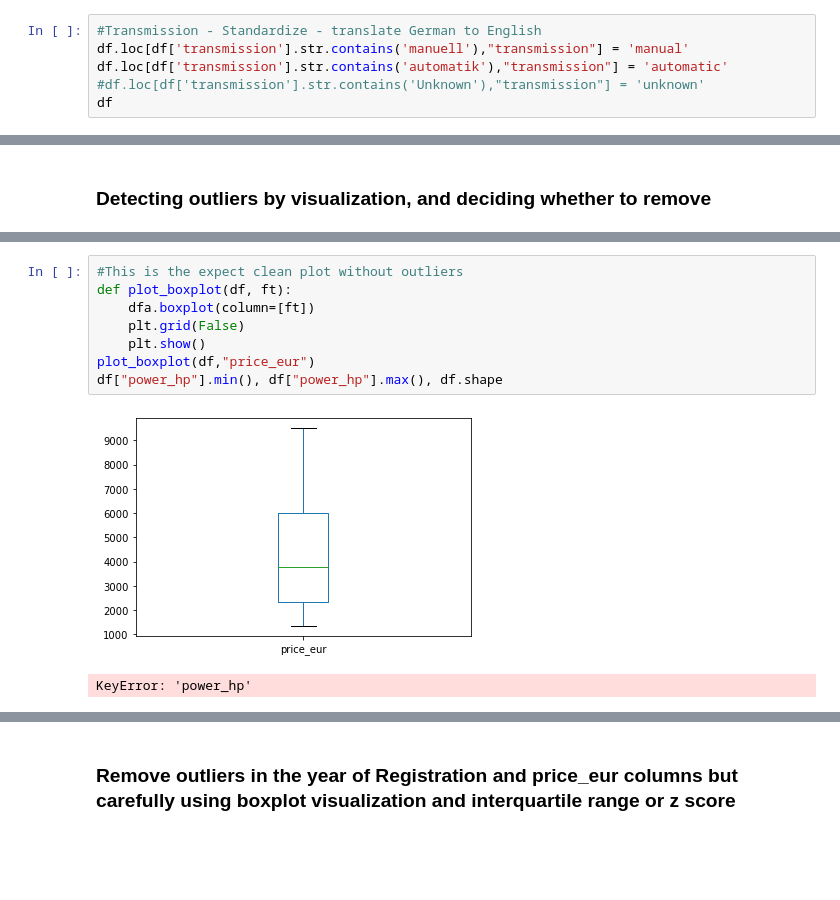
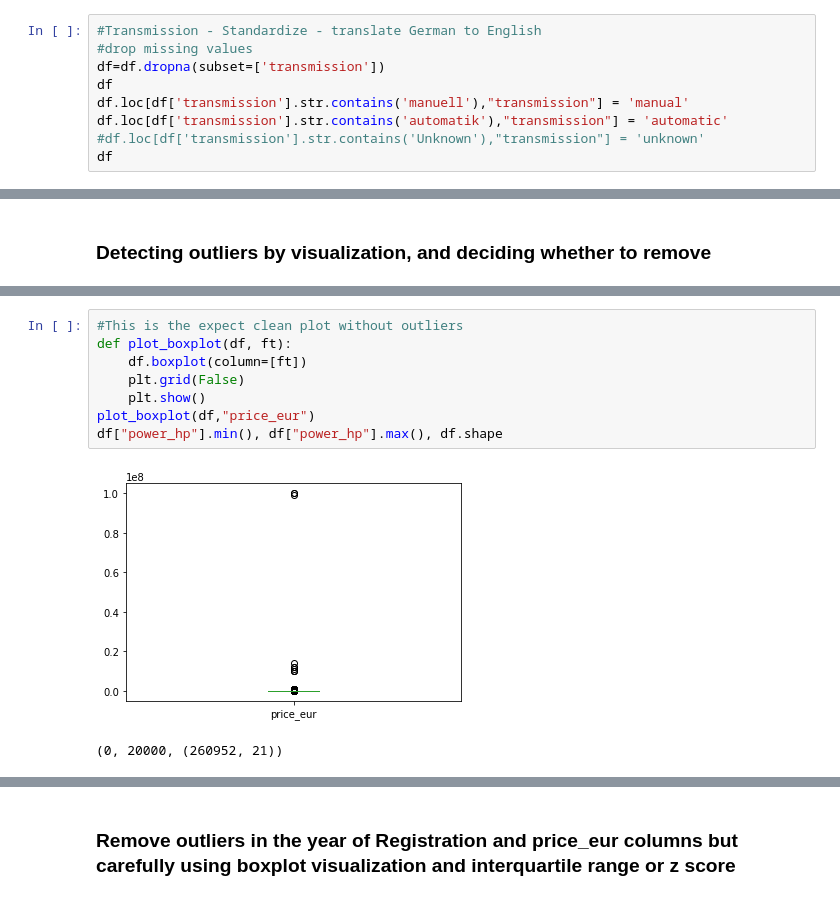
Before and after one commit to ronoevan/Mid-term-Project, a Jupyter notebook: EvansFestus_Mid_Term_Project.ipynb, the cells around one changed output, grey strips where cells are left out. Saved outputs shown, nothing was run; the diff lists cells and outputs as text; blank space fills up the shorter version.

```diff
--- a/EvansFestus_Mid_Term_Project.ipynb
+++ b/EvansFestus_Mid_Term_Project.ipynb
@@ -271,6 +502,9 @@ array(['petrol', 'diesel', 'elektric', 'lpg', 'cng', 'other', 'hybrid'],
 ### Change German words to English
 # %%
 #Transmission - Standardize - translate German to English
+#drop missing values
+df=df.dropna(subset=['transmission'])
+df
 df.loc[df['transmission'].str.contains('manuell'),"transmission"] = 'manual'
 df.loc[df['transmission'].str.contains('automatik'),"transmission"] = 'automatic'
 #df.loc[df['transmission'].str.contains('Unknown'),"transmission"] = 'unknown'
@@ -444,14 +692,14 @@ sns.histplot(df["price_eur"])
 # %%
 #This is the expect clean plot without outliers
 def plot_boxplot(df, ft):
-    dfa.boxplot(column=[ft])
+    df.boxplot(column=[ft])
     plt.grid(False)
     plt.show()
 plot_boxplot(df,"price_eur")
 df["power_hp"].min(), df["power_hp"].max(), df.shape
 # %% [output]
-[figure, old version]
+[figure, new version]
-KeyError: 'power_hp'
+(0, 20000, (260952, 21))
 # %%
 #power_PS
 sns.boxplot(df['power_hp'])
```
Also changed, not shown: parts of 126 cells of this notebook.
